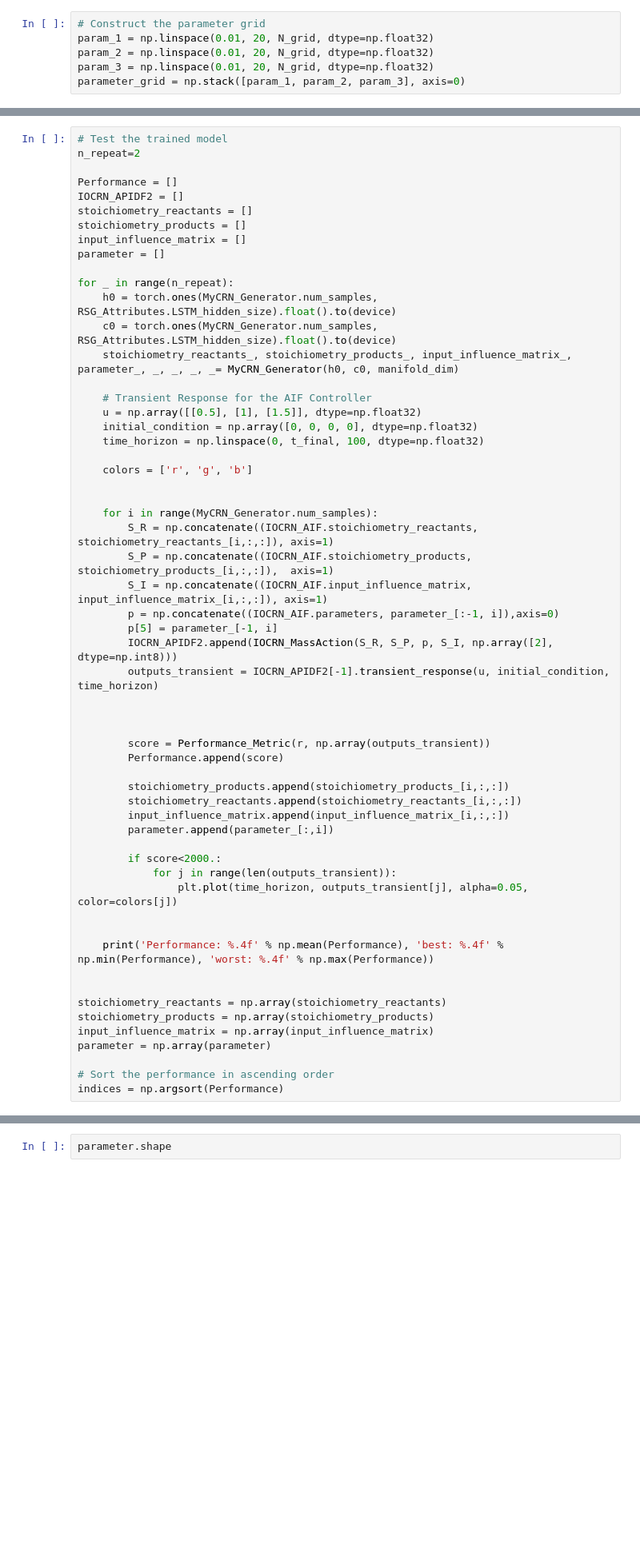
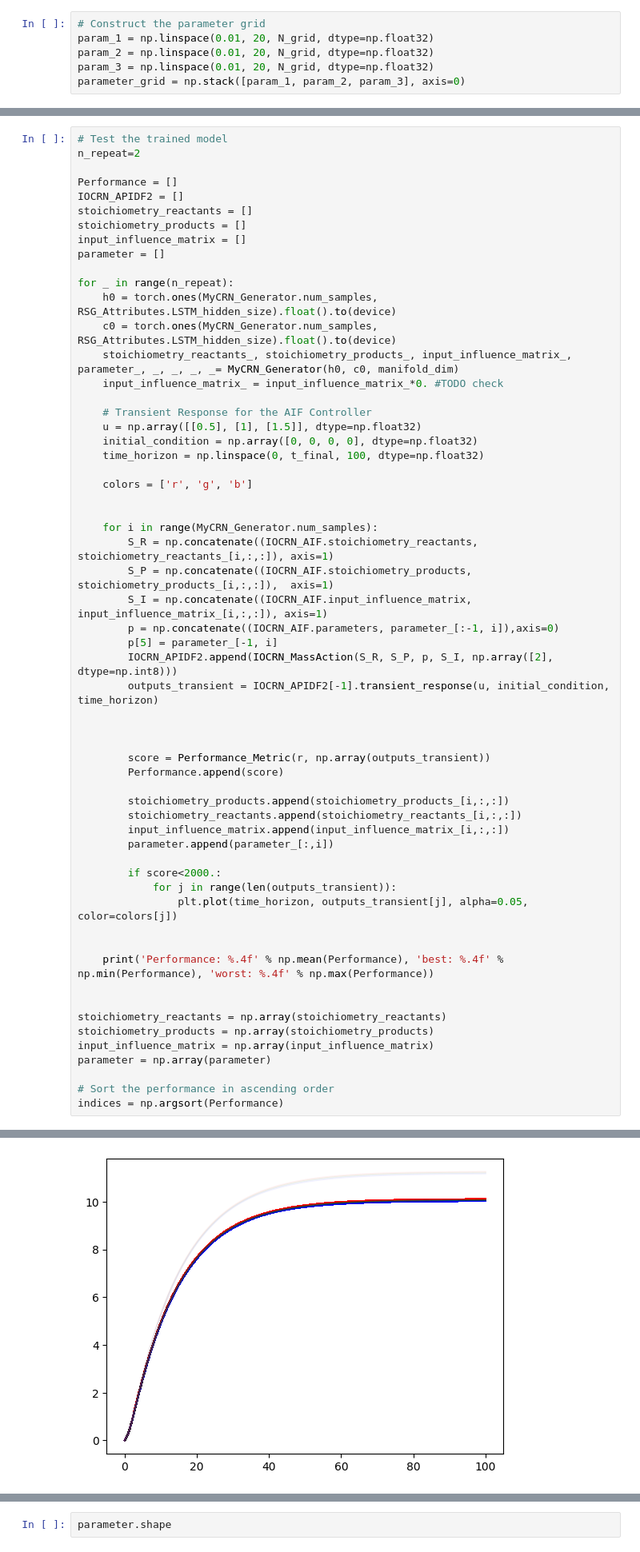
Before and after one commit to Maurice-Filo/GenAI-Net, a Jupyter notebook: CRNGenAI/Testing/AIF_Transient_StructureParameters_disturbance_rejection.ipynb, the cells around one changed output, grey strips where cells are left out. Shown at 80% size. Cells and saved outputs as stored; diff of their text form; blank space fills up the shorter version.

```diff
--- a/CRNGenAI/Testing/AIF_Transient_StructureParameters_disturbance_rejection.ipynb
+++ b/CRNGenAI/Testing/AIF_Transient_StructureParameters_disturbance_rejection.ipynb
@@ -308,6 +330,7 @@ for _ in range(n_repeat):
     h0 = torch.ones(MyCRN_Generator.num_samples, RSG_Attributes.LSTM_hidden_size).float().to(device)
     c0 = torch.ones(MyCRN_Generator.num_samples, RSG_Attributes.LSTM_hidden_size).float().to(device)
     stoichiometry_reactants_, stoichiometry_products_, input_influence_matrix_, parameter_, _, _, _, _= MyCRN_Generator(h0, c0, manifold_dim)
+    input_influence_matrix_ = input_influence_matrix_*0. #TODO check
 
     # Transient Response for the AIF Controller
     u = np.array([[0.5], [1], [1.5]], dtype=np.float32)
@@ -351,3 +374,4 @@ parameter = np.array(parameter)
 
 # Sort the performance in ascending order
 indices = np.argsort(Performance)
+# %% [output]
@@ -354,3 +380,4 @@ indices = np.argsort(Performance)
+[figure, added]
 # %%
 # top 10
 plt.hist(Performance, bins=50)
```
Also changed, not shown: parts of 11 cells of this notebook, 3 other files.
